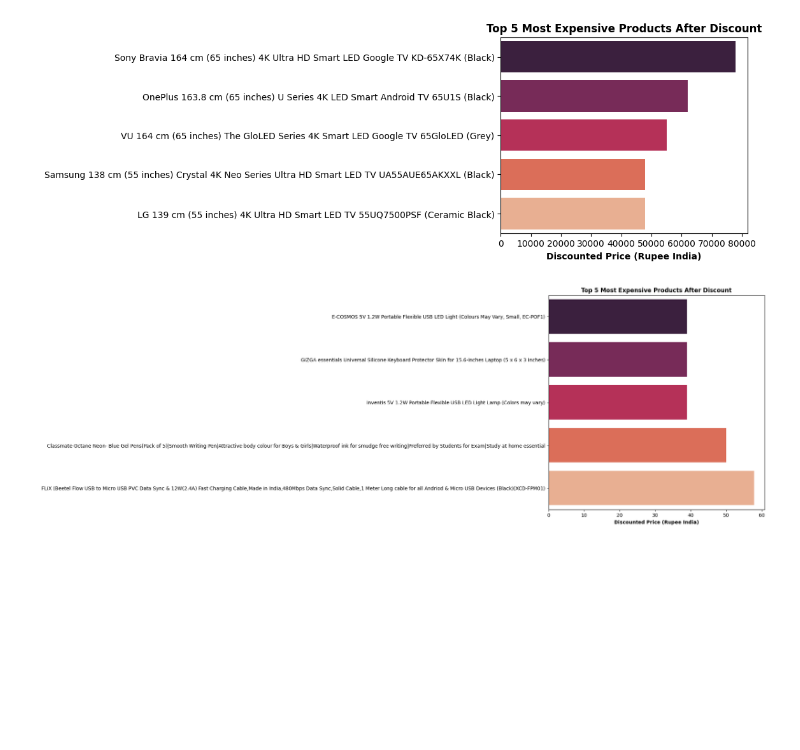
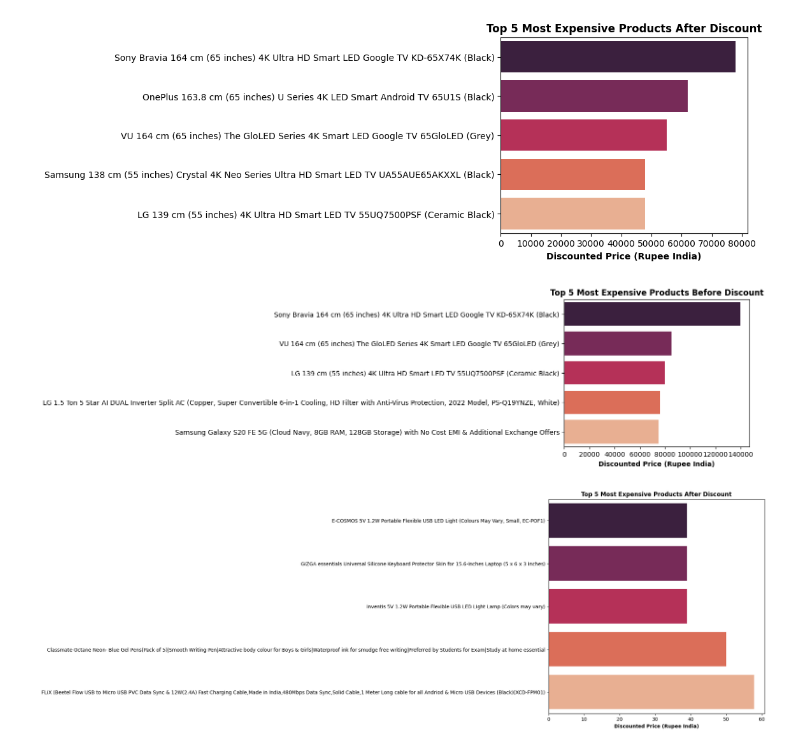
Before and after one commit to buijoe123145/Final_project---Progamming-for-data-science, a Jupyter notebook: src/Final_project.ipynb, the cells around one changed output. Drawn from its saved outputs; the diff is of its cells as text; code cells hidden in the pictures; blank space fills up the shorter version.

```diff
--- a/src/Final_project.ipynb
+++ b/src/Final_project.ipynb
@@ -389,6 +389,18 @@ plt.ylabel(None)
 plt.show()
 # %% [output]
 [figure]
+# %%
+df1 = amazon_df.copy()
+plt.figure(figsize=(5, 4))
+sns.barplot(data=df1.sort_values('actual_price', ascending=False).head(5), x='actual_price', y='product_name',palette='rocket')
+
+plt.title('Top 5 Most Expensive Products Before Discount', fontweight='bold')
+plt.xlabel('Discounted Price (Rupee India)', fontweight='bold')
+plt.ylabel(None)
+
+plt.show()
+# %% [output]
+[figure, added]
 # %%
 df1 = amazon_df.copy()
 plt.figure(figsize=(8, 8))
```
Also changed, not shown: parts of 8 cells of this notebook.
